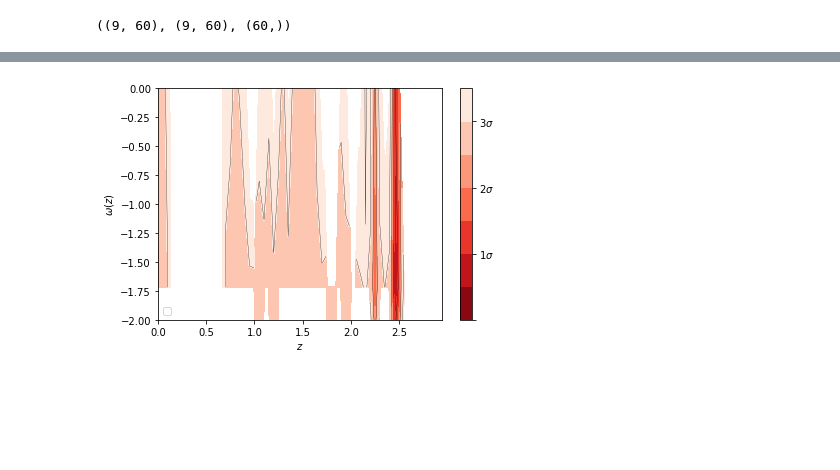
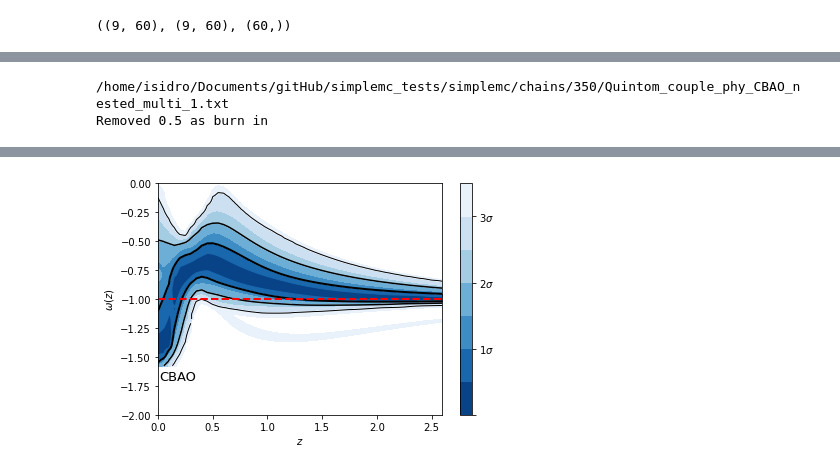
Before and after one commit to igomezv/simplemc_tests, a Jupyter notebook: getdist_Quintom.ipynb, the cells around one changed output, grey strips where cells are left out. Cells and saved outputs as stored; diff of their text form; code cells hidden in the pictures; blank space fills up the shorter version.

```diff
--- a/getdist_Quintom.ipynb
+++ b/getdist_Quintom.ipynb
@@ -329,7 +329,7 @@ Hello, World! I am process 0 of 1 on ubik
 steps = 9
 coupling = 0
 
-fname = 'Quintom_mquin'
+fname = 'Quintom_coupling_both'
 # %%
 if fname == 'Quintessence':
     T = QuintomCosmology(vary_mquin=True)
@@ -453,9 +453,9 @@ plt.plot(zz[8], np.array(ww[8]).reshape(60,))
 # %%
-## -- Plot 1
-# for x, w, z in zip(zz, ww, PP):
-#     g = (float(z) - min)/(max - min)
-#     b, r = 0, 1 - g
-#     plt.plot(x, w, color=(r, g, b))
+# -- Plot 1
+for x, w, z in zip(zz, ww, PP):
+    g = (float(z) - min)/(max - min)
+    b, r = 0, 1 - g
+    plt.plot(x, w, color=(r, g, b))
 
-# plt.ylabel('$w(z)$', fontsize=20)
-# plt.xlabel('z', fontsize=20)
+plt.ylabel('$w(z)$', fontsize=20)
+plt.xlabel('z', fontsize=20)
@@ -462,12 +465,12 @@ plt.plot(zz[8], np.array(ww[8]).reshape(60,))
 # %%
 import fgivenx
 from fgivenx import plot_contours, samples_from_getdist_chains
-cmap_reversed = matplotlib.cm.get_cmap('Greens_r')
+cmap_reversed = matplotlib.cm.get_cmap('Blues_r')
 # %%
 def eos(z, params):
 #     mphi, mphan, coupling = params
     om, obh2, h, mphi, mphan, coupling = params
-    T = QuintomCosmology(vary_mquin=True, vary_coupling=True)
+    T = QuintomCosmology(vary_mquin=True, vary_mphan=True, vary_coupling=True)
     mquin_.setValue(mphi)
     mphan_.setValue(mphan)
     coupling_.setValue(coupling)
@@ -479,26 +482,34 @@ def eos(z, params):
     T.call_functions()
     return T.w_de(1./(1+z))
 # %%
-file_root = dir_name + 'Quintom_couple_phy_CBAO_nested_multi'
+# file_root = dir_name + '350/Quintom_couple_phy_SN+HD+CBAO_nested_multi'
+file_root = dir_name + '350/Quintom_couple_phy_CBAO_nested_multi'
 
-samples, weights = samples_from_getdist_chains(['Om', 'Obh2', 'h','mquin', 'mphan', 'beta'], file_root)
+samples, weights = samples_from_getdist_chains(['Om', 'Obh2', 'h','mquin', 'mphan', 'beta'], file_root,
+                                               settings={'ignore_rows':0.5})
 # k = np.linspace(0,2,9)
-k = np.arange(0, 3, 0.05)
+k = np.arange(0, 2.8, 0.05)
 
-cbar = plot_contours(eos, k, samples, weights=weights)
+cbar = plot_contours(eos, k, samples, weights=weights, colors=cmap_reversed, linewidths=[2,1.5,1] )
 cbar = plt.colorbar(cbar,ticks=[0,1,2,3])
 cbar.set_ticklabels(['',r'$1\sigma$',r'$2\sigma$',r'$3\sigma$'])
-# plt.hlines(-1, xmin=0, xmax=2, colors='r',  linestyles='dashed', label='$w=-1$', lw=2)
+plt.hlines(-1, xmin=0, xmax=2.6, colors='r',  linestyles='dashed', label='$w=-1$', lw=2)
 # plt.ylabel(r'$H(z)/(1+z)[km\;s^{-1}Mpc^{-1}]$')
 plt.ylabel(r'$\omega(z)$')
 plt.xlabel(r'$z$')
 plt.ylim(-2,0)
-
+plt.xlim(0, 2.6)
 plt.tight_layout()
 
-plt.legend(loc='lower left')
-# plt.text(0,-1.6, 'CC+JLA+CBAO', fontsize=13)
-plt.savefig('eos_quintom_couple.png')
+# plt.legend(loc='lower left')
+# plt.text(0.01,-1.7, 'SN+HD+CBAO', fontsize=13)
+plt.text(0.01,-1.7, 'CBAO', fontsize=13)
+# plt.savefig('eos_quintom_couple_sn+hd+cbao.png', dpi=300)
+# plt.savefig('eos_quintom_couple_sn+hd+cbao.svg')
+plt.savefig('eos_quintom_couple_cbao_burn5.png', dpi=300)
+plt.savefig('eos_quintom_couple_cbao_burn5.svg')
 # %% [output]
+/home/isidro/Documents/gitHub/simplemc_tests/simplemc/chains/350/Quintom_couple_phy_CBAO_nested_multi_1.txt
+Removed 0.5 as burn in
 [interactive output not drawn]
 [interactive output not drawn]
@@ -506,2 +516,2 @@ WARNING:matplotlib.legend:No handles with labels found to put in legend.
-[figure, old version]
+[figure, new version]
 # %%
```
Also changed, not shown: parts of 7 cells of this notebook.
